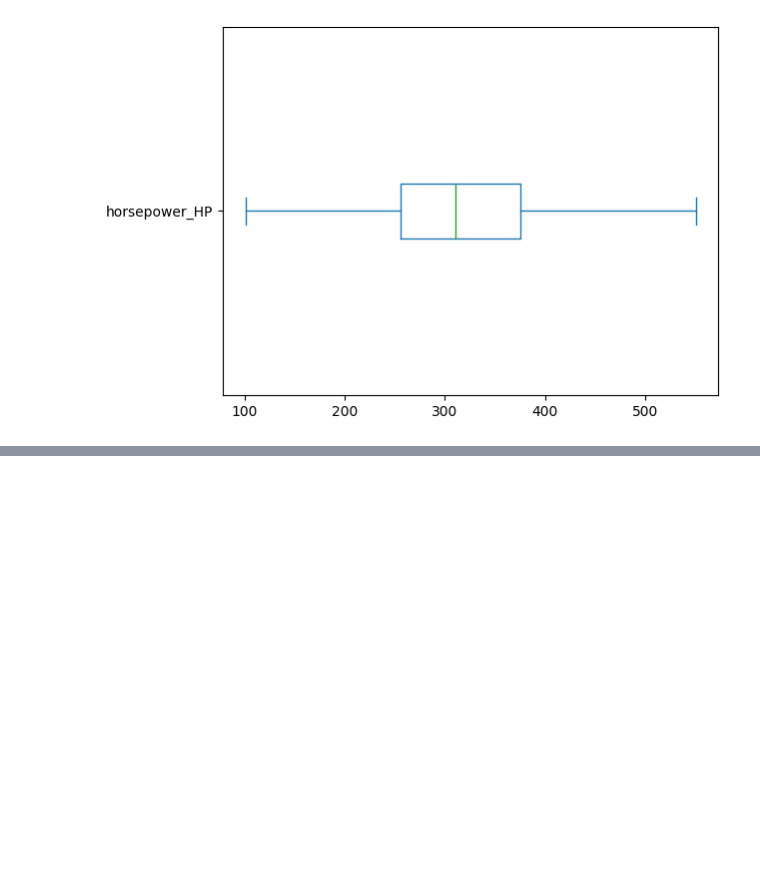
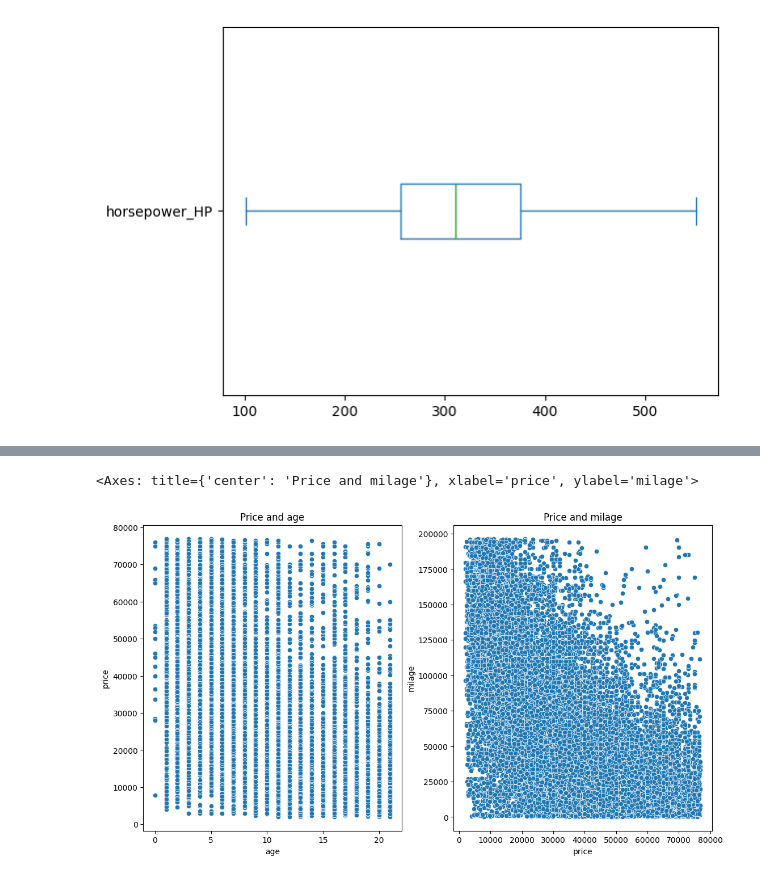
Before and after one commit to deralph/car-prediction-model-kaggle-skill-assesment, a Jupyter notebook: kaggleAssesment.ipynb, the cells around one changed output, grey strips where cells are left out. Cells and saved outputs as stored; diff of their text form; code cells hidden in the pictures; blank space fills up the shorter version.

```diff
--- a/kaggleAssesment.ipynb
+++ b/kaggleAssesment.ipynb
@@ -760,13 +765,16 @@ for df in [train,test]:
 # %%
 # lets check the linearity using a scatter plot
 #Scatter Plot of independent variables vs dependent variables
 plt.figure(figsize=[20,7])
 plt.subplot(1,3,1)
-plt.title("Price and Year")
-sns.scatterplot(x='model_year',y='price',data=train)
+plt.title("Price and age")
+sns.scatterplot(x='age',y='price',data=train)
 
 plt.subplot(1,3,2)
-plt.title("Price and age")
+plt.title("Price and milage")
 sns.scatterplot(x='price',y='milage',data=train)
+# %% [output]
+<Axes: title={'center': 'Price and milage'}, xlabel='price', ylabel='milage'>
+[figure, added]
 # %%
 sns.histplot(train['price'])
```
Also changed, not shown: parts of 43 cells of this notebook.
